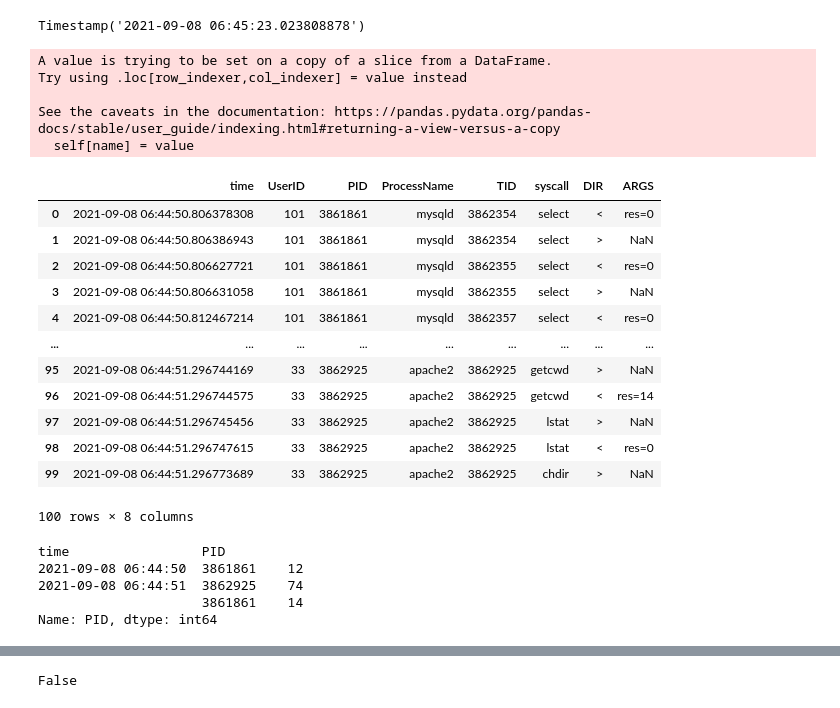
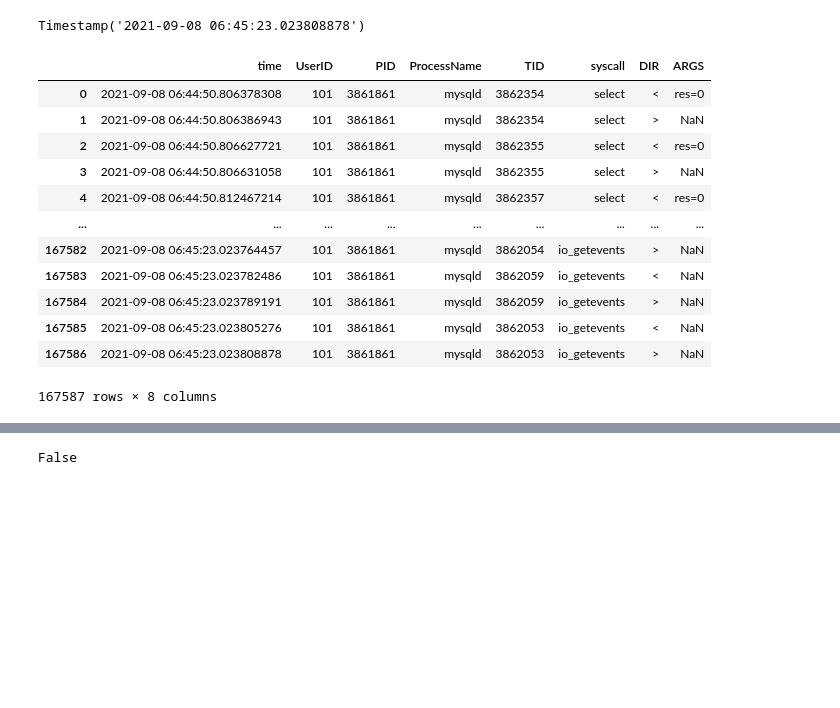
Before and after one commit to paperg/LID-DS-RAW, a Jupyter notebook: tools/analyze/learn.ipynb, the cells around one changed output, grey strips where cells are left out. Drawn from its saved outputs; the diff is of its cells as text; code cells hidden in the pictures; blank space fills up the shorter version.

```diff
--- a/tools/analyze/learn.ipynb
+++ b/tools/analyze/learn.ipynb
@@ -20,5 +20,3 @@ if  os.path.exists(save_file_path) is not True:
 #     test_sc_time_interval_persec = json.load(f)
 # %%
 df = pd.read_csv('K:/hids/dataSet/CWE-89-SQL-injection/test/normal_and_attack/abundant_taussig_9121/abundant_taussig_9121.sc',delim_whitespace = True, names = ['time','UserID', 'PID', 'ProcessName', 'TID', 'syscall', 'DIR', 'ARGS'])
-# %%
-pd.set_option('display.max_columns', None)
@@ -182,34 +200,20 @@ pd.Timestamp(1631083523023808878)
 # %% [output]
 Timestamp('2021-09-08 06:45:23.023808878')
 # %%
-dft.time = pd.to_datetime(df['time'])
+df.time = pd.to_datetime(df['time'])
-# %% [output]
-A value is trying to be set on a copy of a slice from a DataFrame.
-Try using .loc[row_indexer,col_indexer] = value instead
-
-See the caveats in the documentation: https://pandas.pydata.org/pandas-docs/stable/user_guide/indexing.html#returning-a-view-versus-a-copy
-  self[name] = value
-# %%
-dft
-# %% [output]
-|  | time | UserID | PID | ProcessName | TID | syscall | DIR | ARGS |
-| 0 | 2021-09-08 06:44:50.806378308 | 101 | 3861861 | mysqld | 3862354 | select | < | res=0 |
-| 1 | 2021-09-08 06:44:50.806386943 | 101 | 3861861 | mysqld | 3862354 | select | > | NaN |
-| 2 | 2021-09-08 06:44:50.806627721 | 101 | 3861861 | mysqld | 3862355 | select | < | res=0 |
-| 3 | 2021-09-08 06:44:50.806631058 | 101 | 3861861 | mysqld | 3862355 | select | > | NaN |
-| 4 | 2021-09-08 06:44:50.812467214 | 101 | 3861861 | mysqld | 3862357 | select | < | res=0 |
-| ... | ... | ... | ... | ... | ... | ... | ... | ... |
-| 95 | 2021-09-08 06:44:51.296744169 | 33 | 3862925 | apache2 | 3862925 | getcwd | > | NaN |
-| 96 | 2021-09-08 06:44:51.296744575 | 33 | 3862925 | apache2 | 3862925 | getcwd | < | res=14 |
-| 97 | 2021-09-08 06:44:51.296745456 | 33 | 3862925 | apache2 | 3862925 | lstat | > | NaN |
-| 98 | 2021-09-08 06:44:51.296747615 | 33 | 3862925 | apache2 | 3862925 | lstat | < | res=0 |
-| 99 | 2021-09-08 06:44:51.296773689 | 33 | 3862925 | apache2 | 3862925 | chdir | > | NaN |
-100 rows × 8 columns
-# %%
-dft.resample('S',on='time')['PID'].value_counts()
-# %% [output]
-time                 PID
-2021-09-08 06:44:50  3861861    12
-2021-09-08 06:44:51  3862925    74
-                     3861861    14
-Name: PID, dtype: int64
+# %%
+df
+# %% [output]
+|  | time | UserID | PID | ProcessName | TID | syscall | DIR | ARGS |
+| 0 | 2021-09-08 06:44:50.806378308 | 101 | 3861861 | mysqld | 3862354 | select | < | res=0 |
+| 1 | 2021-09-08 06:44:50.806386943 | 101 | 3861861 | mysqld | 3862354 | select | > | NaN |
+| 2 | 2021-09-08 06:44:50.806627721 | 101 | 3861861 | mysqld | 3862355 | select | < | res=0 |
+| 3 | 2021-09-08 06:44:50.806631058 | 101 | 3861861 | mysqld | 3862355 | select | > | NaN |
+| 4 | 2021-09-08 06:44:50.812467214 | 101 | 3861861 | mysqld | 3862357 | select | < | res=0 |
+| ... | ... | ... | ... | ... | ... | ... | ... | ... |
+| 167582 | 2021-09-08 06:45:23.023764457 | 101 | 3861861 | mysqld | 3862054 | io_getevents | > | NaN |
+| 167583 | 2021-09-08 06:45:23.023782486 | 101 | 3861861 | mysqld | 3862059 | io_getevents | < | NaN |
+| 167584 | 2021-09-08 06:45:23.023789191 | 101 | 3861861 | mysqld | 3862059 | io_getevents | > | NaN |
+| 167585 | 2021-09-08 06:45:23.023805276 | 101 | 3861861 | mysqld | 3862053 | io_getevents | < | NaN |
+| 167586 | 2021-09-08 06:45:23.023808878 | 101 | 3861861 | mysqld | 3862053 | io_getevents | > | NaN |
+167587 rows × 8 columns
```
Also changed, not shown: parts of 2 cells of this notebook, 11 other files.
